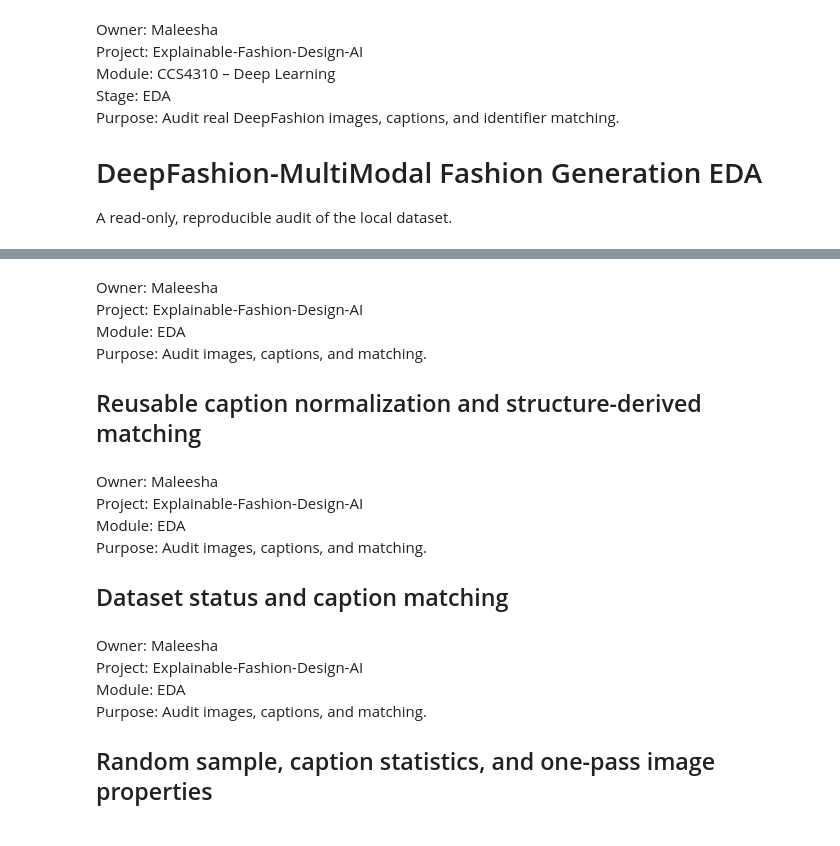
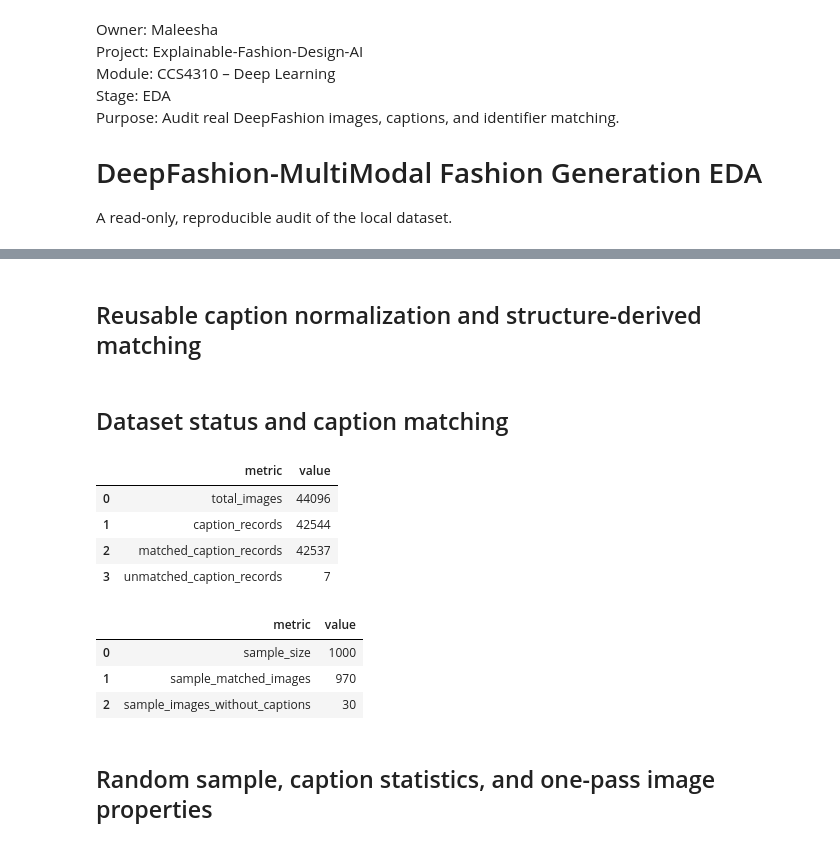
Before and after one commit to Dasith-Randula/Explainable-Fashion-Design-AI, a Jupyter notebook: notebooks/eda/01_deepfashion_generation_eda.ipynb, the cells around one changed output, grey strips where cells are left out. Drawn from its saved outputs; the diff is of its cells as text; code cells hidden in the pictures.

```diff
--- a/notebooks/eda/01_deepfashion_generation_eda.ipynb
+++ b/notebooks/eda/01_deepfashion_generation_eda.ipynb
@@ -32,9 +28,4 @@ print("captions path:",CAPTIONS_PATH,"exists:",CAPTIONS_PATH.exists())
 # %% [markdown]
-Owner: Maleesha
-Project: Explainable-Fashion-Design-AI
-Module: EDA
-Purpose: Audit images, captions, and matching.
-
 ## Reusable caption normalization and structure-derived matching
 # %%
 def _caption_text(value):
@@ -90,44 +81,69 @@ def caption_for_path(path, records):
     if len(basename)==1: return basename[0]
     stem=[v for k,v in records.items() if pathlib.PurePosixPath(k).stem == path.stem]
     return stem[0] if len(stem)==1 else ""
-# %% [markdown]
-Owner: Maleesha
-Project: Explainable-Fashion-Design-AI
-Module: EDA
-Purpose: Audit images, captions, and matching.
-
-## Dataset status and caption matching
+# %% [markdown]
+## Dataset status and caption matching
 # %%
 image_paths=sorted(p for p in IMAGES_DIR.rglob("*") if p.is_file() and p.suffix.lower() in IMAGE_EXTENSIONS)
 raw=json.loads(CAPTIONS_PATH.read_text(encoding="utf-8")) if CAPTIONS_PATH.exists() else {}
 caption_records=normalize_caption_records(raw)
 caption_exact=dict(zip(caption_records.image_identifier,caption_records.caption))
 caption_by_name={}; caption_by_stem={}
 for identifier,caption in caption_exact.items():
     key=pathlib.PurePosixPath(identifier); caption_by_name.setdefault(key.name,[]).append(caption); caption_by_stem.setdefault(key.stem,[]).append(caption)
 def fast_caption_for_path(path):
     key=pathlib.PurePosixPath(str(path).replace('\\', '/'))
     if key.as_posix() in caption_exact: return caption_exact[key.as_posix()]
     if key.name in caption_by_name and len(caption_by_name[key.name])==1: return caption_by_name[key.name][0]
     if key.stem in caption_by_stem and len(caption_by_stem[key.stem])==1: return caption_by_stem[key.stem][0]
     return ''
-matched_all={p:fast_caption_for_path(p.relative_to(IMAGES_DIR)) for p in image_paths}
-caption_image_matches={identifier for identifier in caption_exact if pathlib.PurePosixPath(identifier).name in {p.name for p in image_paths}}
-matched_caption_records=sum(1 for identifier in caption_records.image_identifier if pathlib.PurePosixPath(identifier).name in {p.name for p in image_paths})
-unmatched_caption_records=len(caption_records)-matched_caption_records
+full_dataset_total_images=len(image_paths)
+full_dataset_caption_count=len(caption_records)
+full_dataset_matched_caption_records=sum(bool(fast_caption_for_path(p.relative_to(IMAGES_DIR))) for p in image_paths)
+full_dataset_unmatched_caption_records=max(0,full_dataset_caption_count-full_dataset_matched_caption_records)
 inspect_paths=(random.Random(SEED).sample(image_paths,min(FAST_DEV_MAX_IMAGES,len(image_paths))) if FAST_DEV_RUN else image_paths)
-matched_sample={p:matched_all[p] for p in inspect_paths}
-matched_visual_paths=[p for p in inspect_paths if matched_all[p]]
-matched_count=sum(bool(x) for x in matched_all.values())
-status=pd.DataFrame({"item":["total images","caption records","matched caption records","unmatched caption records","images without captions"],"count":[len(image_paths),len(caption_records),matched_caption_records,unmatched_caption_records,len(image_paths)-matched_count]})
-display(status)
+
+if FAST_DEV_RUN:
+    matched_sample={p:fast_caption_for_path(p.relative_to(IMAGES_DIR)) for p in inspect_paths}
+    matched_visual_paths=[p for p in inspect_paths if matched_sample[p]]
+    sample_image_count=len(inspect_paths)
+    sample_matched_image_count=sum(bool(value) for value in matched_sample.values())
+    sample_images_without_caption=sample_image_count-sample_matched_image_count
+    full_dataset_status=pd.DataFrame({
+        "metric":["total_images","caption_records","matched_caption_records","unmatched_caption_records"],
+        "value":[full_dataset_total_images,full_dataset_caption_count,full_dataset_matched_caption_records,full_dataset_unmatched_caption_records],
+    })
+    sample_status=pd.DataFrame({
+        "metric":["sample_size","sample_matched_images","sample_images_without_captions"],
+        "value":[sample_image_count,sample_matched_image_count,sample_images_without_caption],
+    })
+    display(full_dataset_status)
+    display(sample_status)
+else:
+    matched_all={p:fast_caption_for_path(p.relative_to(IMAGES_DIR)) for p in image_paths}
+    matched_visual_paths=[p for p in image_paths if matched_all[p]]
+    matched_count=sum(bool(value) for value in matched_all.values())
+    sample_image_count=len(inspect_paths)
+    sample_matched_image_count=matched_count
+    sample_images_without_caption=sample_image_count-sample_matched_image_count
+    full_dataset_status=pd.DataFrame({
+        "metric":["total_images","caption_records","matched_caption_records","unmatched_caption_records","images_without_captions"],
+        "value":[full_dataset_total_images,full_dataset_caption_count,full_dataset_matched_caption_records,full_dataset_unmatched_caption_records,len(image_paths)-matched_count],
+    })
+    display(full_dataset_status)
+    matched_sample={p:matched_all[p] for p in inspect_paths}
+# %% [output]
+|  | metric | value |
+| 0 | total_images | 44096 |
+| 1 | caption_records | 42544 |
+| 2 | matched_caption_records | 42537 |
+| 3 | unmatched_caption_records | 7 |
+|  | metric | value |
+| 0 | sample_size | 1000 |
+| 1 | sample_matched_images | 970 |
+| 2 | sample_images_without_captions | 30 |
 # %% [markdown]
-Owner: Maleesha
-Project: Explainable-Fashion-Design-AI
-Module: EDA
-Purpose: Audit images, captions, and matching.
-
-## Random sample, caption statistics, and one-pass image properties
+  ## Random sample, caption statistics, and one-pass image properties
 # %%
 from PIL import Image
 import matplotlib.pyplot as plt
```
Also changed, not shown: parts of 11 cells of this notebook, 8 other files.
